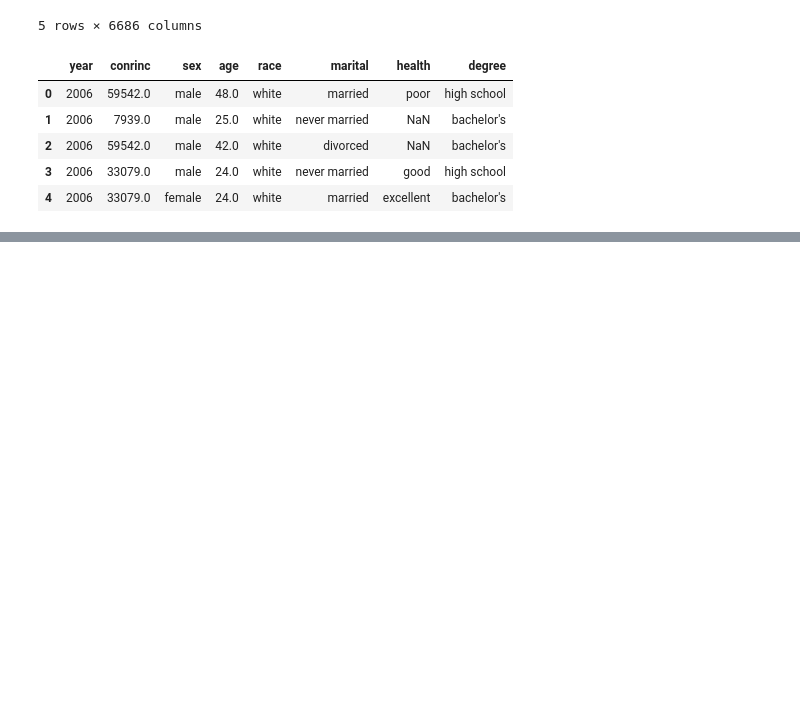
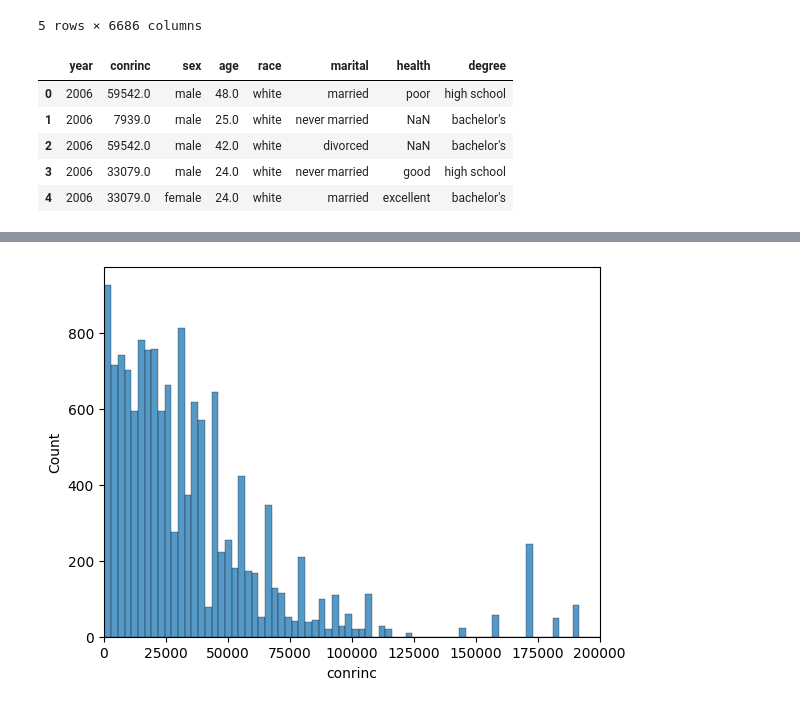
Before and after one commit to tiffanybuii/project_gss, a Jupyter notebook: get_gss.ipynb, the cells around one changed output, grey strips where cells are left out. Saved outputs shown, nothing was run; the diff lists cells and outputs as text; code cells hidden in the pictures; blank space fills up the shorter version.

Commit message:
Initial Viz on income variable

```diff
--- a/get_gss.ipynb
+++ b/get_gss.ipynb
@@ -194,0 +211,6 @@ data.head()
+# %%
+sns.histplot(data=data, x='conrinc')
+plt.xlim(0, 200000)
+plt.show() #Exclduing reported income of 200k-400k to get a better understanding
+# %% [output]
+[figure, added]
```
Also changed, not shown: parts of 7 cells of this notebook.
